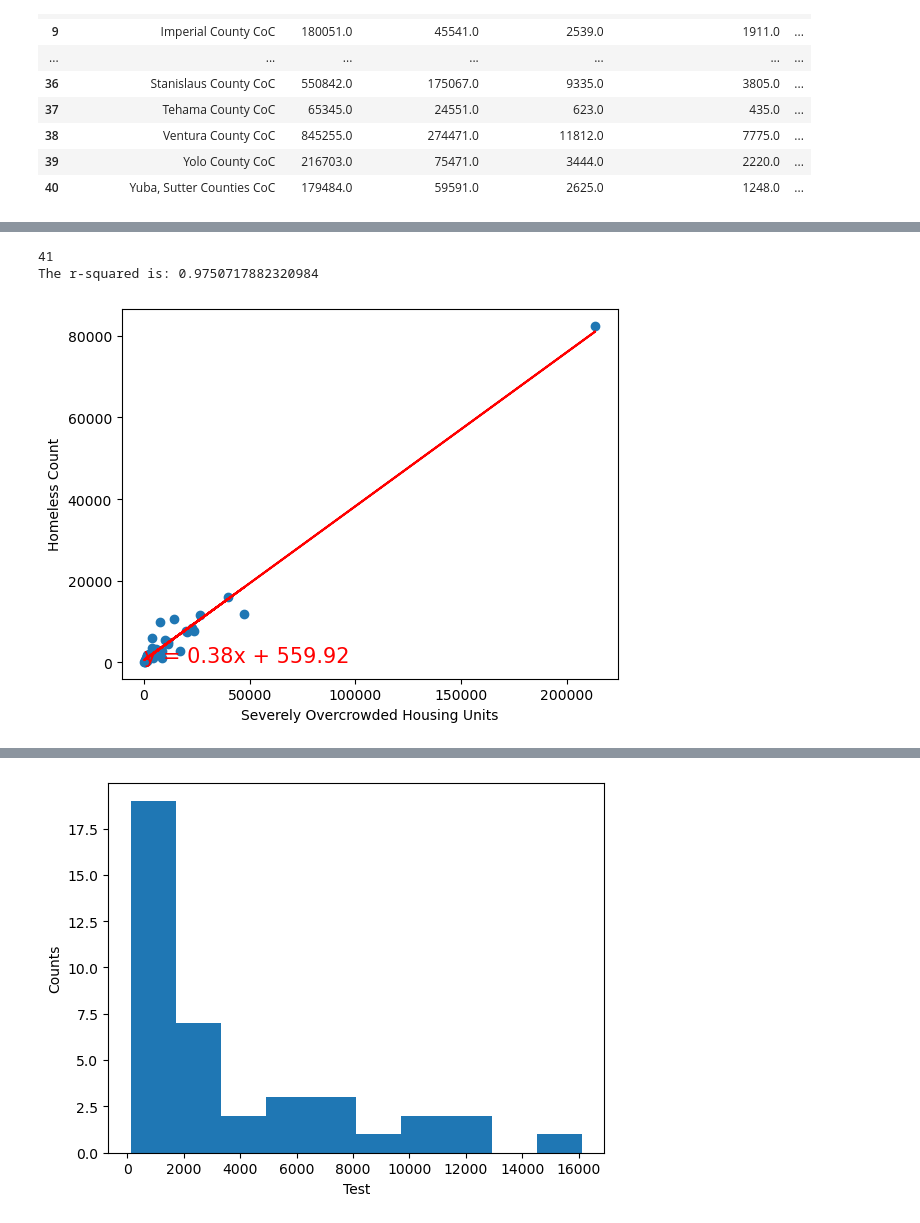
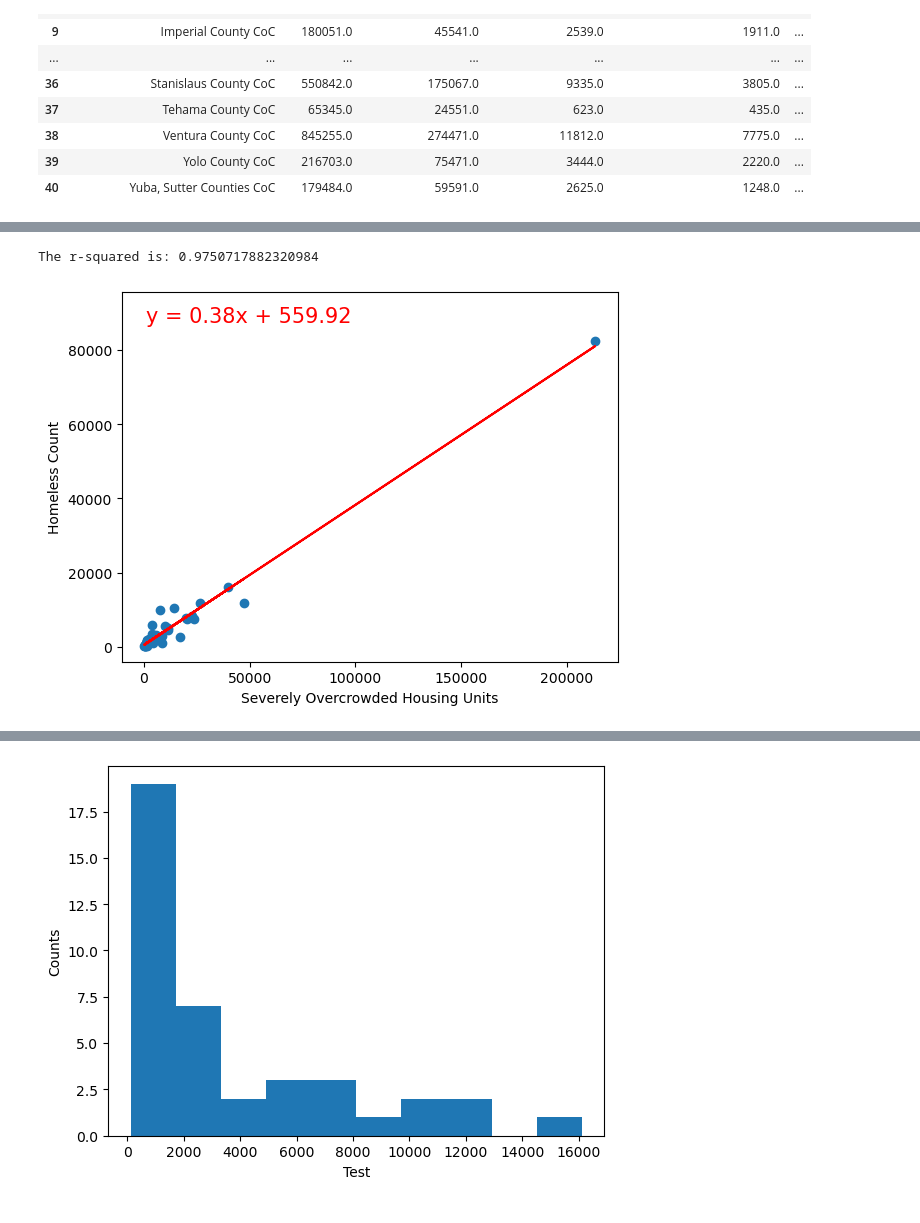
Before and after one commit to evacs/Project-1, a Jupyter notebook: housing_jeff.ipynb, the cells around one changed output, grey strips where cells are left out. Drawn from its saved outputs; the diff is of its cells as text; code cells hidden in the pictures.

```diff
--- a/housing_jeff.ipynb
+++ b/housing_jeff.ipynb
@@ -223,19 +225,3 @@ housing_homeless_df
 | 38 | Ventura County CoC | 845255.0 | 274471.0 | 11812.0 | 7775.0 | ... |
 | 39 | Yolo County CoC | 216703.0 | 75471.0 | 3444.0 | 2220.0 | ... |
 | 40 | Yuba, Sutter Counties CoC | 179484.0 | 59591.0 | 2625.0 | 1248.0 | ... |
-# %%
-# Test charts if LA is removed
-# housing_homeless_df = housing_homeless_df.loc[housing_homeless_df['Continuum of Care']!='Los Angeles County CoC']
-
-x_values = housing_homeless_df['% Units Severely Overcrowded']
-y_values = housing_homeless_df['% Homeless']
-(slope, intercept, rvalue, pvalue, stderr) = linregress(x_values, y_values)
-regress_values = x_values * slope + intercept
-line_eq = "y = " + str(round(slope,2)) + "x + " + str(round(intercept,2))
-plt.scatter(x_values,y_values)
-plt.plot(x_values,regress_values,"r-")
-plt.annotate(line_eq,(4, .2),fontsize=15,color="red")
-plt.xlabel('% Severely Overcrowded Housing Units')
-plt.ylabel('% Homeless')
-print(f"The r-squared is: {rvalue**2}")
-plt.show()
@@ -245,19 +320,12 @@ The r-squared is: 0.020348652329998912
 # %%
-x_values = housing_homeless_df['Units Severely Overcrowded']
-y_values = housing_homeless_df['Homeless Count']
-(slope, intercept, rvalue, pvalue, stderr) = linregress(x_values, y_values)
-regress_values = x_values * slope + intercept
-line_eq = "y = " + str(round(slope,2)) + "x + " + str(round(intercept,2))
-plt.scatter(x_values,y_values)
-plt.plot(x_values,regress_values,"r-")
-plt.annotate(line_eq,(4, .2),fontsize=15,color="red")
-plt.xlabel('Severely Overcrowded Housing Units')
-plt.ylabel('Homeless Count')
-print(len(x_values))
-print(f"The r-squared is: {rvalue**2}")
-plt.show()
+# Linear regression comparing Severely Overcrowded Housing Units and Homeless Count
+# define x and y lables for function
+labels = {'x': 'Severely Overcrowded Housing Units',
+          'y': 'Homeless Count'}
+
+# call function to plot linear regression
+plot_lin_reg(housing_homeless_df['Units Severely Overcrowded'], housing_homeless_df['Homeless Count'], labels)
 # %% [output]
-41
 The r-squared is: 0.9750717882320984
-[figure, old version]
+[figure, new version]
 # %%
```
Also changed, not shown: parts of 15 cells of this notebook.
